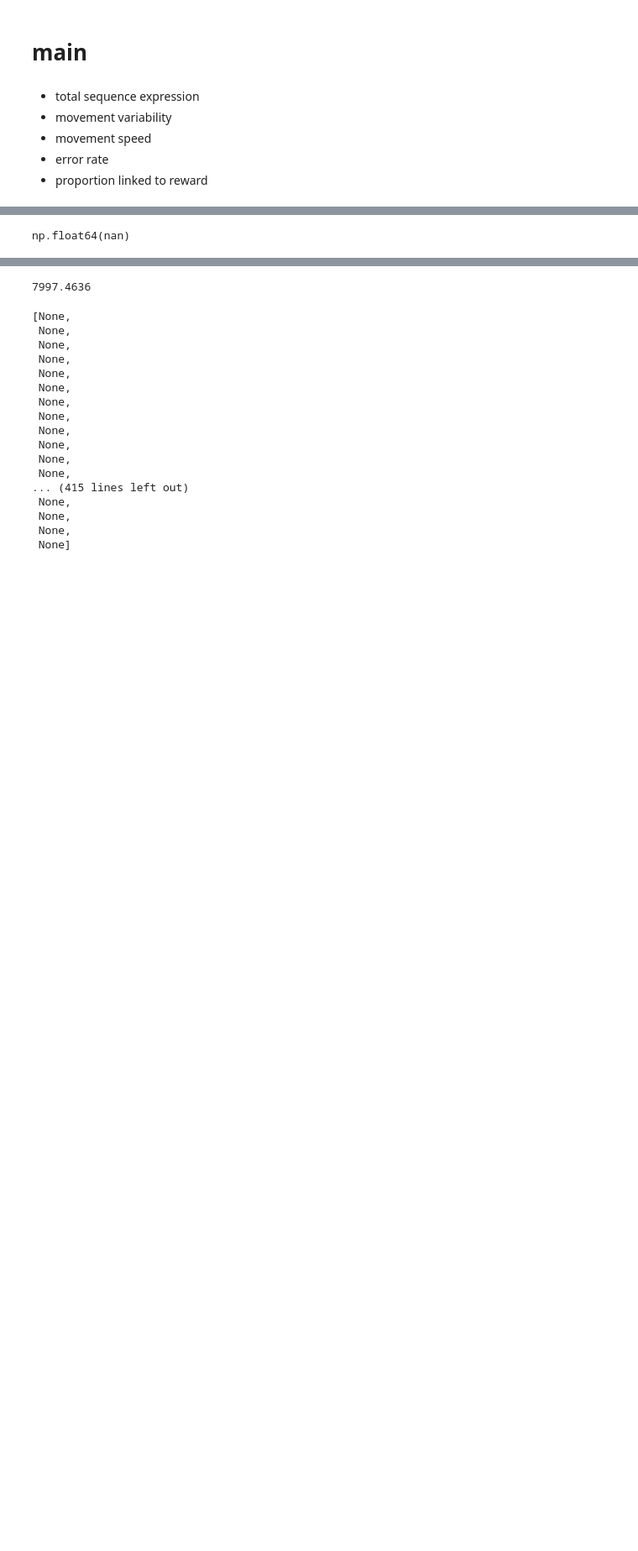
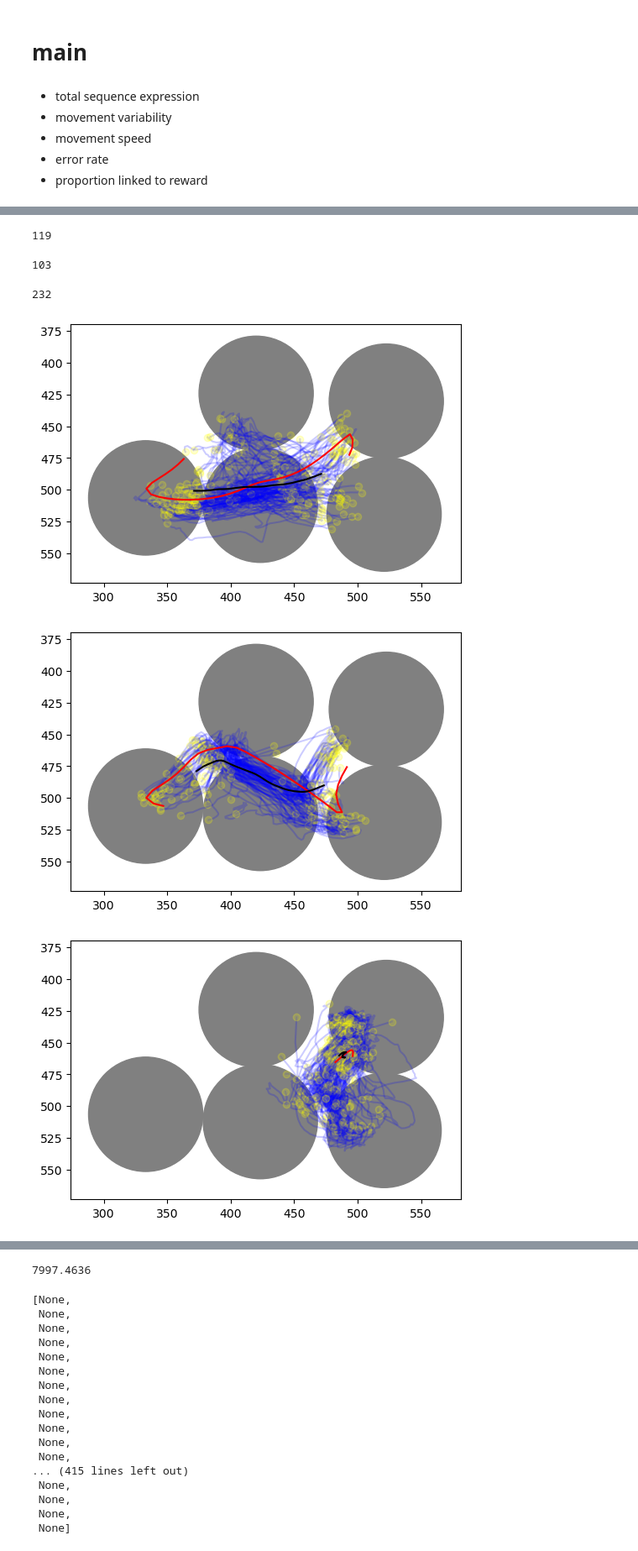
Before and after one commit to EmmettJT/sequences_analyse_PPSeq, a Jupyter notebook: revision_analysis/prioritisation_analysis/behaviour_sleep_link/1_bts_extract_behavioural_features.ipynb, the cells around one changed output, grey strips where cells are left out. Shown at 84% size. Saved outputs shown, nothing was run; the diff lists cells and outputs as text; code cells hidden in the pictures; blank space fills up the shorter version.

```diff
--- a/revision_analysis/prioritisation_analysis/behaviour_sleep_link/1_bts_extract_behavioural_features.ipynb
+++ b/revision_analysis/prioritisation_analysis/behaviour_sleep_link/1_bts_extract_behavioural_features.ipynb
@@ -1237,4 +1105,73 @@ behav_sync_df
-# %%
-ephys_behaviour_offset
-# %% [output]
-np.float64(nan)
+# %%
+motif_start_ends = []
+for i in range(len(motif_start_ends_df)):
+
+    points = []
+    for column in list(motif_start_ends_df):
+        row = motif_start_ends_df[(f'{column}')][i]
+        points += [row]
+
+    centroid_distance_threshold = 8000000  # You need to set an appropriate threshold based on your data.
+    radius_threshold = 30
+    if mouse == 'seq006_1_11':
+        centroid_distance_threshold = 700000  # You need to set an appropriate threshold based on your data.
+        if i == 0:
+            points = points[14::]
+        if i == 1:
+            points = points[20::]
+    if mouse == '270_1_1':
+        centroid_distance_threshold = 400000  # You need to set an appropriate threshold based on your data.
+        radius_threshold = 45
+        if i == 1:
+            points = points[6:-6]
+
+    similar_segments = find_similar_segments(full_tracking_coords, points, centroid_distance_threshold,radius_threshold)
+    ## each of these is a frame so we know the timing between them. ie. one frame is 1/60s
+    time_filter = 6 #in s
+    # minimum distance from start/end centroid
+    dist_filter = 60
+    # number of closest points to start/end centroid to find and chose from
+    num_points = 3
+    # number of points to add to the start and end of the trajectory
+    add_start_end = 5
+    valid_trajectories = process_and_validate_trajectories(full_tracking_coords, similar_segments, points,add_start_end,int(time_filter / (1/fps)),dist_filter,num_points)
+
+    # then remove any duplicates:
+    valid_trajectories_filtered = remove_overlaps(valid_trajectories)
+
+    fig, ax = plt.subplots(1, 1,figsize=(6, 4))
+    for index,port_centroid in enumerate(port_centroids):
+        circle1 = plt.Circle(port_centroid, 45, color='grey', alpha = 1)
+        ax.add_patch(circle1)
+
+    trajects = []
+    for ind in valid_trajectories_filtered:
+        traject = full_tracking_coords[ind[0]:ind[1]]
+        trajects += [traject]
+        x = [point[0] for point in traject]
+        y = [point[1] for point in traject]
+        ax.plot(x,y,'-', color = 'blue', alpha = 0.2)
+        ax.plot(x[0],y[0],'o', color = 'yellow', alpha = 0.2)
+        ax.plot(x[-1],y[-1],'o', color = 'yellow', alpha = 0.2)
+
+    x = [point[0] for point in points]
+    y = [point[1] for point in points]
+    ax.plot(x,y,'-', color = 'red', alpha = 1)
+
+    av_of_found = interpolate_to_longest_and_find_average_curve(trajects,500)
+    x = [point[0] for point in av_of_found]
+    y = [point[1] for point in av_of_found]
+    ax.plot(x,y,'-', color = 'k', alpha = 1)
+
+    ax.invert_yaxis()
+
+    print(len(valid_trajectories_filtered))
+
+    motif_start_ends += [valid_trajectories_filtered]
+# %% [output]
+119
+103
+232
+[figure, added]
+[figure, added]
+[figure, added]
```
Also changed, not shown: parts of 10 cells of this notebook, 3 other files.
